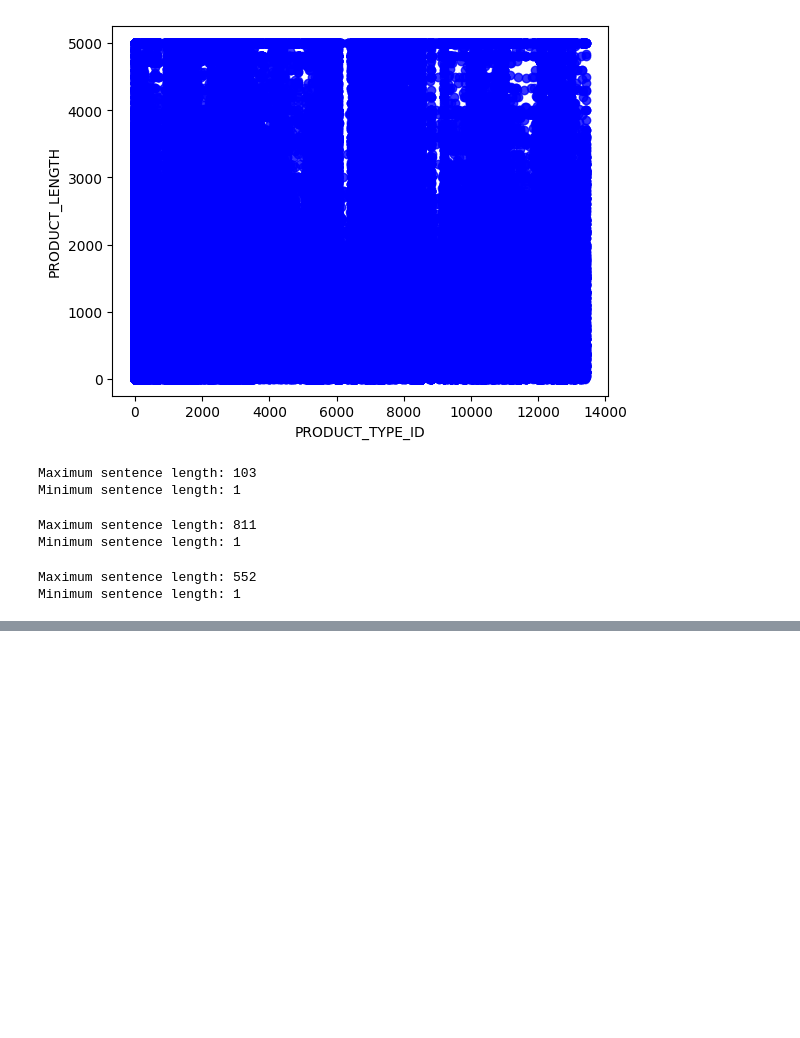
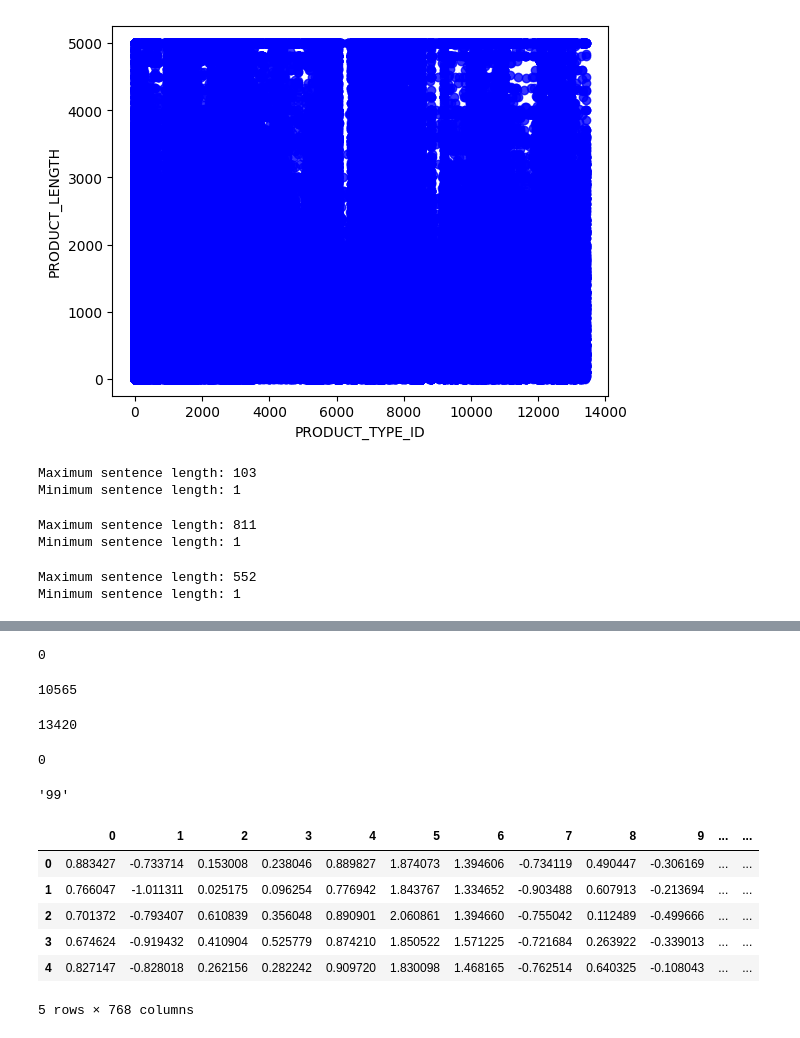
Before and after one commit to gakash2k01/amazon_ml_challenge, a Jupyter notebook: eda.ipynb, the cells around one changed output, grey strips where cells are left out. Cells and saved outputs as stored; diff of their text form; code cells hidden in the pictures; blank space fills up the shorter version.

```diff
--- a/eda.ipynb
+++ b/eda.ipynb
@@ -239,0 +237,30 @@ Index(['PRODUCT_ID', 'TITLE', 'BULLET_POINTS', 'DESCRIPTION',
+# %%
+min(train_data['PRODUCT_TYPE_ID'].unique())
+# %% [output]
+0
+# %%
+len(test_data['PRODUCT_TYPE_ID'].unique())
+# %% [output]
+10565
+# %%
+max(test_data['PRODUCT_TYPE_ID'].unique())
+# %% [output]
+13420
+# %%
+min(test_data['PRODUCT_TYPE_ID'].unique())
+# %% [output]
+0
+# %%
+max(emb)
+# %% [output]
+'99'
+# %%
+emb.head()
+# %% [output]
+|  | 0 | 1 | 2 | 3 | 4 | 5 | 6 | 7 | 8 | 9 | ... | ... |
+| 0 | 0.883427 | -0.733714 | 0.153008 | 0.238046 | 0.889827 | 1.874073 | 1.394606 | -0.734119 | 0.490447 | -0.306169 | ... | ... |
+| 1 | 0.766047 | -1.011311 | 0.025175 | 0.096254 | 0.776942 | 1.843767 | 1.334652 | -0.903488 | 0.607913 | -0.213694 | ... | ... |
+| 2 | 0.701372 | -0.793407 | 0.610839 | 0.356048 | 0.890901 | 2.060861 | 1.394660 | -0.755042 | 0.112489 | -0.499666 | ... | ... |
+| 3 | 0.674624 | -0.919432 | 0.410904 | 0.525779 | 0.874210 | 1.850522 | 1.571225 | -0.721684 | 0.263922 | -0.339013 | ... | ... |
+| 4 | 0.827147 | -0.828018 | 0.262156 | 0.282242 | 0.909720 | 1.830098 | 1.468165 | -0.762514 | 0.640325 | -0.108043 | ... | ... |
+5 rows × 768 columns
```
Also changed, not shown: parts of 11 cells of this notebook, 7 other files.
